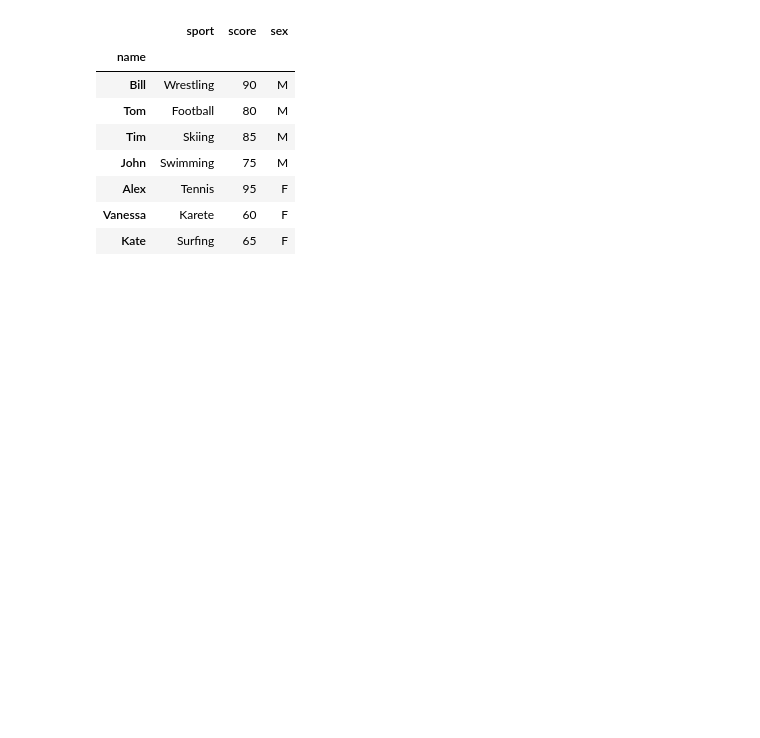
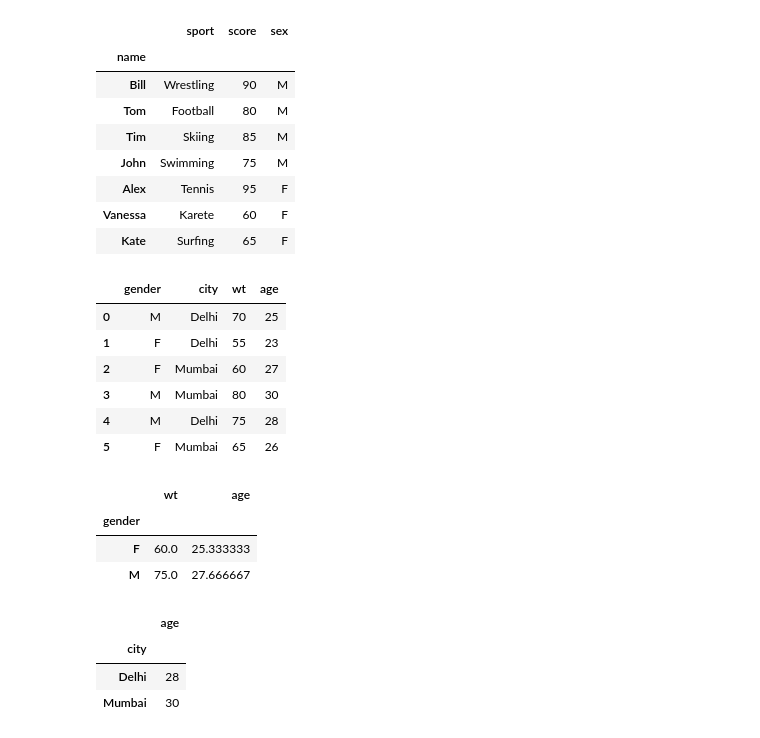
Before and after one commit to Chekuru-Ravi/hello-world, a Jupyter notebook: 2_DataFrames.ipynb, the cells around one changed output. Drawn from its saved outputs; the diff is of its cells as text; code cells hidden in the pictures; blank space fills up the shorter version.

```diff
--- a/2_DataFrames.ipynb
+++ b/2_DataFrames.ipynb
@@ -208,3 +209,16 @@ df
 | Alex | Tennis | 95 | F |
 | Vanessa | Karete | 60 | F |
 | Kate | Surfing | 65 | F |
+# %%
+import pandas as pd
+df = pd.DataFrame({ "gender": ["M", "F", "F", "M", "M", "F"], "city": ["Delhi", "Delhi", "Mumbai", "Mumbai", "Delhi", "Mumbai"], "wt": [70, 55, 60, 80, 75, 65], "age": [25, 23, 27, 30, 28, 26] })
+# %%
+df
+# %% [output]
+|  | gender | city | wt | age |
+| 0 | M | Delhi | 70 | 25 |
+| 1 | F | Delhi | 55 | 23 |
+| 2 | F | Mumbai | 60 | 27 |
+| 3 | M | Mumbai | 80 | 30 |
+| 4 | M | Delhi | 75 | 28 |
+| 5 | F | Mumbai | 65 | 26 |
@@ -210,0 +231,14 @@ df
+# %%
+df.groupby("gender")[['wt', 'age']].mean()
+# %% [output]
+|  | wt | age |
+| gender |  |  |
+| F | 60.0 | 25.333333 |
+| M | 75.0 | 27.666667 |
+# %%
+df.groupby("city")[['age']].max()
+# %% [output]
+|  | age |
+| city |  |
+| Delhi | 28 |
+| Mumbai | 30 |
```
Also changed, not shown: parts of 5 cells of this notebook.
